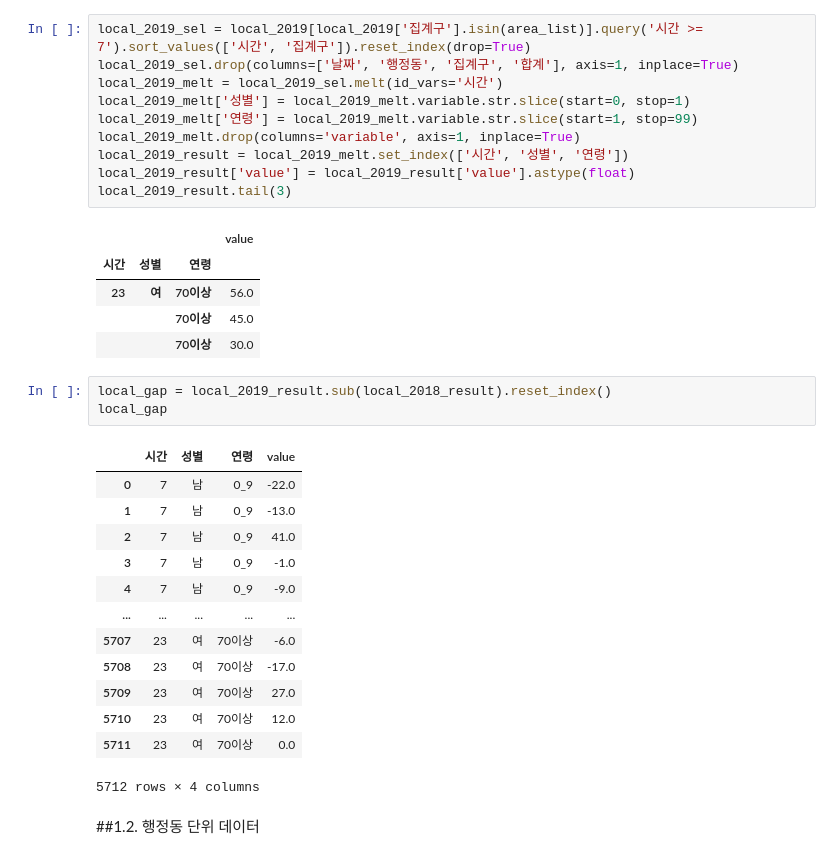
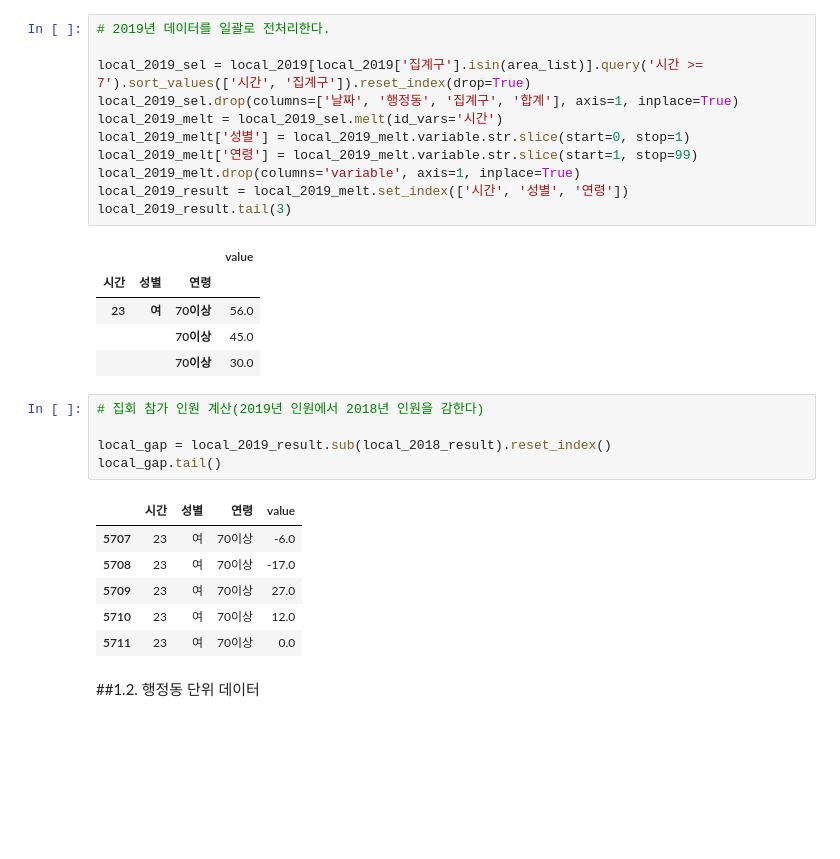
Before and after one commit to datainworld/brunch, a Jupyter notebook: 브런치_생활인구.ipynb, the cells around one changed output. Saved outputs shown, nothing was run; the diff lists cells and outputs as text; blank space fills up the shorter version.

```diff
--- a/브런치_생활인구.ipynb
+++ b/브런치_생활인구.ipynb
@@ -143,4 +141,6 @@ local_2018_result.tail(3)
 # %%
+# 2019년 데이터를 일괄로 전처리한다.
+
 local_2019_sel = local_2019[local_2019['집계구'].isin(area_list)].query('시간 >= 7').sort_values(['시간', '집계구']).reset_index(drop=True)
 local_2019_sel.drop(columns=['날짜', '행정동', '집계구', '합계'], axis=1, inplace=True)
 local_2019_melt = local_2019_sel.melt(id_vars='시간')
@@ -148,7 +148,6 @@ local_2019_melt['성별'] = local_2019_melt.variable.str.slice(start=0, stop=1)
 local_2019_melt['연령'] = local_2019_melt.variable.str.slice(start=1, stop=99)
 local_2019_melt.drop(columns='variable', axis=1, inplace=True)
 local_2019_result = local_2019_melt.set_index(['시간', '성별', '연령'])
-local_2019_result['value'] = local_2019_result['value'].astype(float)
 local_2019_result.tail(3)
 # %% [output]
 |  |  |  | value |
@@ -156,23 +155,18 @@ local_2019_result.tail(3)
 | 23 | 여 | 70이상 | 56.0 |
 |  |  | 70이상 | 45.0 |
 |  |  | 70이상 | 30.0 |
-# %%
-local_gap = local_2019_result.sub(local_2018_result).reset_index()
-local_gap
-# %% [output]
-|  | 시간 | 성별 | 연령 | value |
-| 0 | 7 | 남 | 0_9 | -22.0 |
-| 1 | 7 | 남 | 0_9 | -13.0 |
-| 2 | 7 | 남 | 0_9 | 41.0 |
-| 3 | 7 | 남 | 0_9 | -1.0 |
-| 4 | 7 | 남 | 0_9 | -9.0 |
-| ... | ... | ... | ... | ... |
-| 5707 | 23 | 여 | 70이상 | -6.0 |
-| 5708 | 23 | 여 | 70이상 | -17.0 |
-| 5709 | 23 | 여 | 70이상 | 27.0 |
-| 5710 | 23 | 여 | 70이상 | 12.0 |
-| 5711 | 23 | 여 | 70이상 | 0.0 |
-5712 rows × 4 columns
+# %%
+# 집회 참가 인원 계산(2019년 인원에서 2018년 인원을 감한다)
+
+local_gap = local_2019_result.sub(local_2018_result).reset_index()
+local_gap.tail()
+# %% [output]
+|  | 시간 | 성별 | 연령 | value |
+| 5707 | 23 | 여 | 70이상 | -6.0 |
+| 5708 | 23 | 여 | 70이상 | -17.0 |
+| 5709 | 23 | 여 | 70이상 | 27.0 |
+| 5710 | 23 | 여 | 70이상 | 12.0 |
+| 5711 | 23 | 여 | 70이상 | 0.0 |
 # %% [markdown]
 ##1.2. 행정동 단위 데이터
 # %% [markdown]
```
Also changed, not shown: parts of 11 cells of this notebook.
